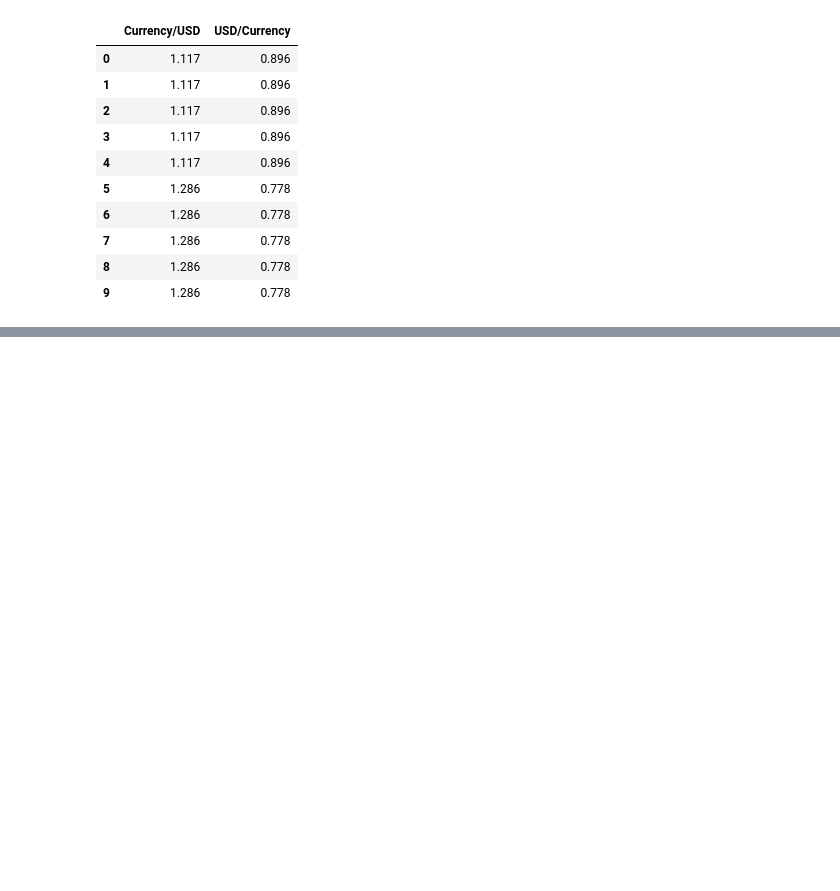
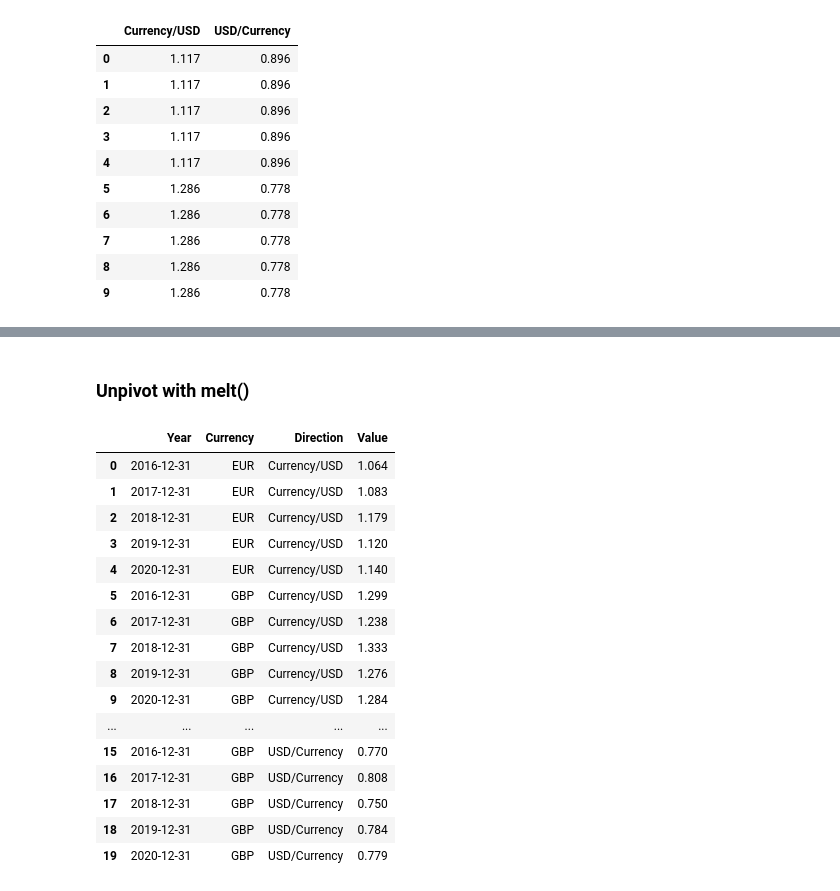
Before and after one commit to jaroslawr/jupyter-notebooks, a Jupyter notebook: lib_pandas/lib_pandas.ipynb, the cells around one changed output, grey strips where cells are left out. Saved outputs shown, nothing was run; the diff lists cells and outputs as text; code cells hidden in the pictures; blank space fills up the shorter version.

Commit message:
[pandas] Describe pivoting and unpivoting.

```diff
--- a/lib_pandas/lib_pandas.ipynb
+++ b/lib_pandas/lib_pandas.ipynb
@@ -396,0 +450,23 @@ df.groupby("Currency")[["Currency/USD", "USD/Currency"]].transform(lambda df: df
+# %% [markdown]
+### Unpivot with melt()
+# %%
+df = usd_exchange_rates_df()
+df.melt(id_vars=["Year", "Currency"], var_name="Direction", value_name="Value")
+# %% [output]
+|  | Year | Currency | Direction | Value |
+| 0 | 2016-12-31 | EUR | Currency/USD | 1.064 |
+| 1 | 2017-12-31 | EUR | Currency/USD | 1.083 |
+| 2 | 2018-12-31 | EUR | Currency/USD | 1.179 |
+| 3 | 2019-12-31 | EUR | Currency/USD | 1.120 |
+| 4 | 2020-12-31 | EUR | Currency/USD | 1.140 |
+| 5 | 2016-12-31 | GBP | Currency/USD | 1.299 |
+| 6 | 2017-12-31 | GBP | Currency/USD | 1.238 |
+| 7 | 2018-12-31 | GBP | Currency/USD | 1.333 |
+| 8 | 2019-12-31 | GBP | Currency/USD | 1.276 |
+| 9 | 2020-12-31 | GBP | Currency/USD | 1.284 |
+| ... | ... | ... | ... | ... |
+| 15 | 2016-12-31 | GBP | USD/Currency | 0.770 |
+| 16 | 2017-12-31 | GBP | USD/Currency | 0.808 |
+| 17 | 2018-12-31 | GBP | USD/Currency | 0.750 |
+| 18 | 2019-12-31 | GBP | USD/Currency | 0.784 |
+| 19 | 2020-12-31 | GBP | USD/Currency | 0.779 |
```
Also changed, not shown: parts of 9 cells of this notebook, 1 other file.
